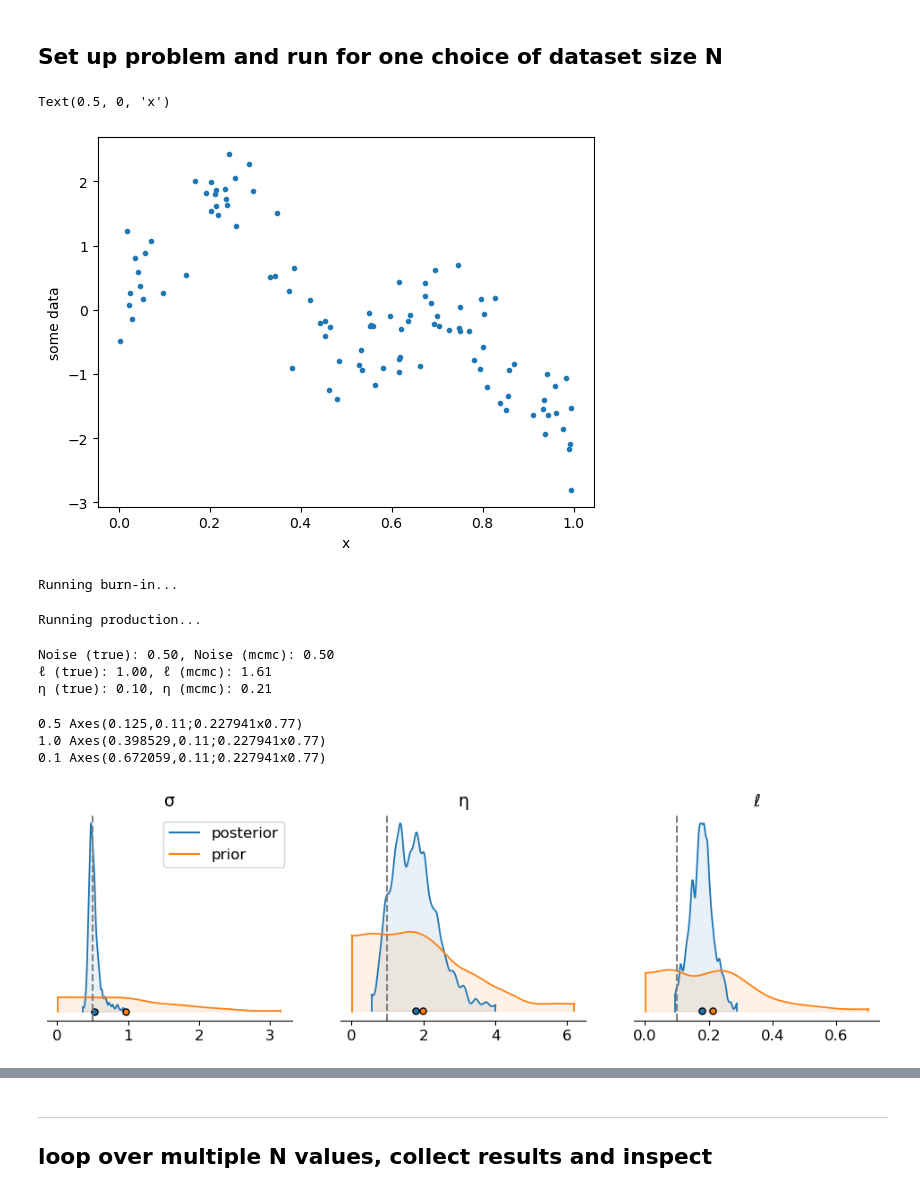
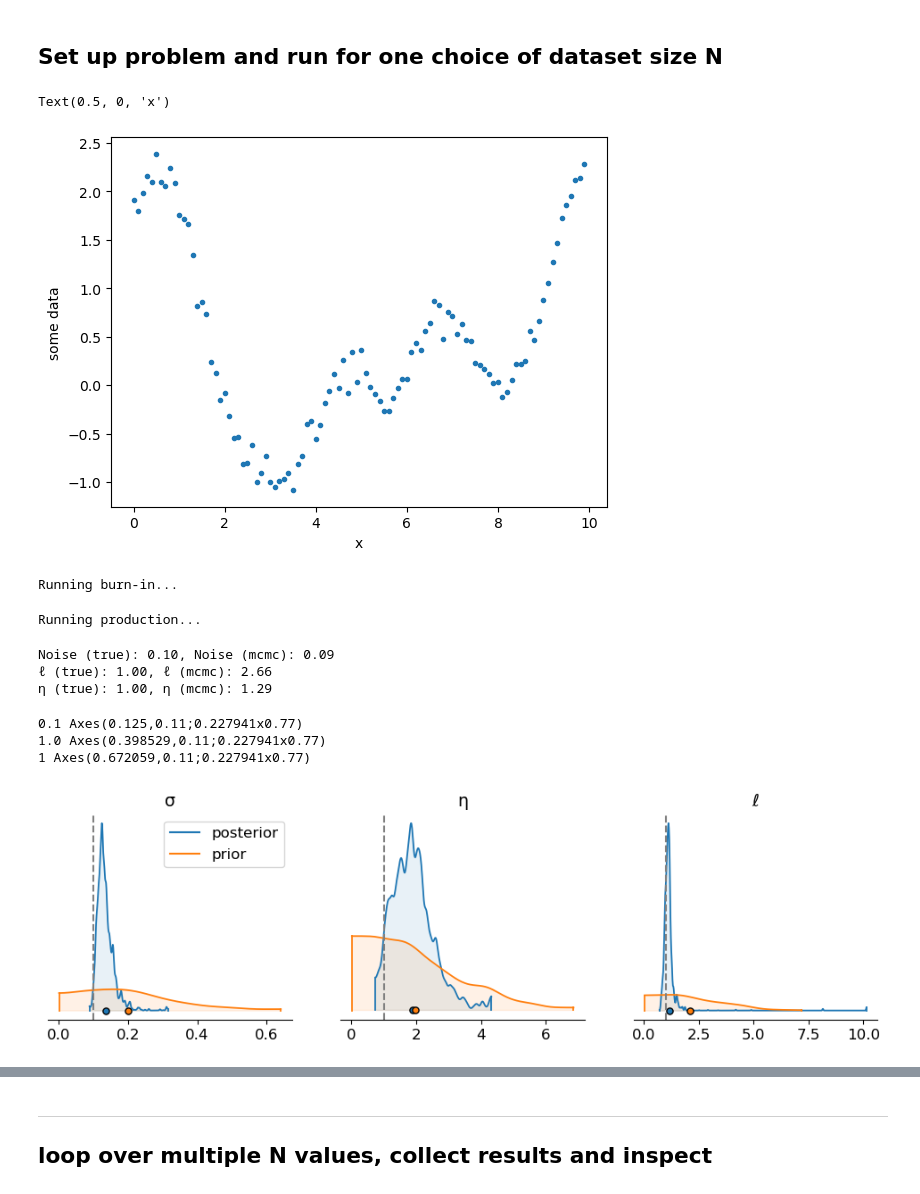
Before and after one commit to ahmaddroobi99/nwa, a Jupyter notebook: stats/convergence_1D.ipynb, the cells around one changed output, grey strips where cells are left out. Saved outputs shown, nothing was run; the diff lists cells and outputs as text; code cells hidden in the pictures.

```diff
--- a/stats/convergence_1D.ipynb
+++ b/stats/convergence_1D.ipynb
@@ -29,35 +29,37 @@ import arviz as az
 ## Set up problem and run for one choice of dataset size N
 # %%
 # noise and signal properties
-noise = 0.5
+noise = 0.1
 η = 1.
-Ls = .1 # correlation length scale
+#Ls = .1 # correlation length scale
+Ls = 1 # correlation length scale
 covfunc = cov.expquad_1d
 covparams = (η, Ls)
 
 # Input data points
-Ld = 1 # domain size
+#Ld = 1 # domain size
+dx = Ls/10
 
 # number of data points
 N = 100
+Ld = N*dx
 
-xd = np.random.uniform(0., Ld, size=(N,1))
-#xd = np.arange(0,dx*N,dx)[:,None]
-
+#xd = np.random.uniform(0., Ld, size=(N,1))
+xd = np.arange(0,Ld,dx)[:,None]
 
 # Initialise the GPtide object and sample from the prior
 GP = GPtideScipy(xd, xd, noise, covfunc, covparams)
 
 # Use the .prior() method to obtain some samples
 yd = GP.prior(samples=1)
 
 plt.figure()
 plt.plot(xd, yd,'.')
 plt.ylabel('some data')
 plt.xlabel('x')
 # %% [output]
 Text(0.5, 0, 'x')
-[figure, old version]
+[figure, new version]
 # %%
 # Initial guess of the noise and covariance parameters (these can matter)
 
@@ -86,9 +88,9 @@ print('Noise (true): {:3.2f}, Noise (mcmc): {:3.2f}'.format(noise, MAP[0]))
 print('ℓ (true): {:3.2f}, ℓ (mcmc): {:3.2f}'.format(covparams[0],  MAP[1]))
 print('η (true): {:3.2f}, η (mcmc): {:3.2f}'.format(covparams[1],  MAP[2]))
 # %% [output]
-Noise (true): 0.50, Noise (mcmc): 0.50
-ℓ (true): 1.00, ℓ (mcmc): 1.61
-η (true): 0.10, η (mcmc): 0.21
+Noise (true): 0.10, Noise (mcmc): 0.09
+ℓ (true): 1.00, ℓ (mcmc): 2.66
+η (true): 1.00, η (mcmc): 1.29
 # %%
 # posterior density plot
 
@@ -115,10 +117,10 @@ for t, ax in zip([noise,]+list(covparams), axs[0]):
     print(t, ax)
     ax.axvline(t, color="0.5", ls="--")
 # %% [output]
-0.5 Axes(0.125,0.11;0.227941x0.77)
+0.1 Axes(0.125,0.11;0.227941x0.77)
 1.0 Axes(0.398529,0.11;0.227941x0.77)
-0.1 Axes(0.672059,0.11;0.227941x0.77)
+1 Axes(0.672059,0.11;0.227941x0.77)
-[figure, old version]
+[figure, new version]
 # %%
 fig = corner.corner(samples,
                     show_titles=True,
```
Also changed, not shown: parts of 5 cells of this notebook.
